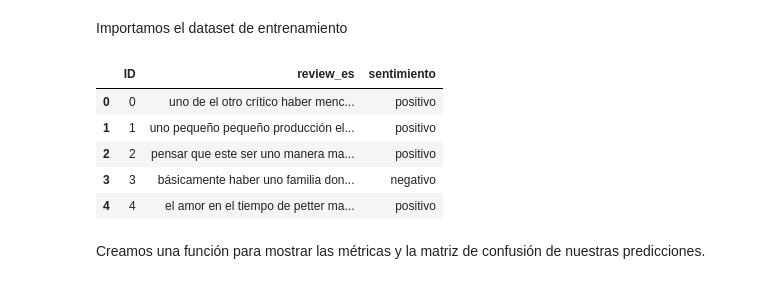
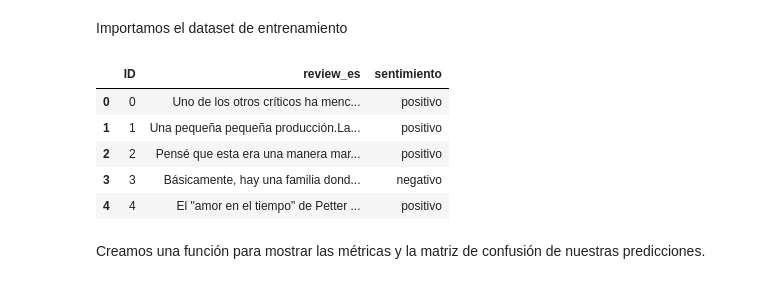
Before and after one commit to mrinkspot/Data-Science-and-Machine-Learning-Projects, a Jupyter notebook: TP2/7506R_TP2_GRUPO20_ENTREGA_N1.ipynb, the cells around one changed output. Saved outputs shown, nothing was run; the diff lists cells and outputs as text; code cells hidden in the pictures.

```diff
--- a/TP2/7506R_TP2_GRUPO20_ENTREGA_N1.ipynb
+++ b/TP2/7506R_TP2_GRUPO20_ENTREGA_N1.ipynb
@@ -46,17 +53,17 @@ from sklearn.svm import LinearSVC
 # %% [markdown]
 Importamos el dataset de entrenamiento
 # %%
-df = pd.read_csv("./train_normalizado_lematizacion.csv")
+df = pd.read_csv("./train.csv")
 
 ds_trabajo = df.copy()
 ds_trabajo.head(5)
 # %% [output]
 |  | ID | review_es | sentimiento |
-| 0 | 0 | uno de el otro crítico haber menc... | positivo |
-| 1 | 1 | uno pequeño pequeño producción el... | positivo |
-| 2 | 2 | pensar que este ser uno manera ma... | positivo |
-| 3 | 3 | básicamente haber uno familia don... | negativo |
-| 4 | 4 | el amor en el tiempo de petter ma... | positivo |
+| 0 | 0 | Uno de los otros críticos ha menc... | positivo |
+| 1 | 1 | Una pequeña pequeña producción.La... | positivo |
+| 2 | 2 | Pensé que esta era una manera mar... | positivo |
+| 3 | 3 | Básicamente, hay una familia dond... | negativo |
+| 4 | 4 | El "amor en el tiempo" de Petter ... | positivo |
 # %% [markdown]
 Creamos una función para mostrar las métricas y la matriz de confusión de nuestras predicciones.
 # %%
```
Also changed, not shown: parts of 47 cells of this notebook.
